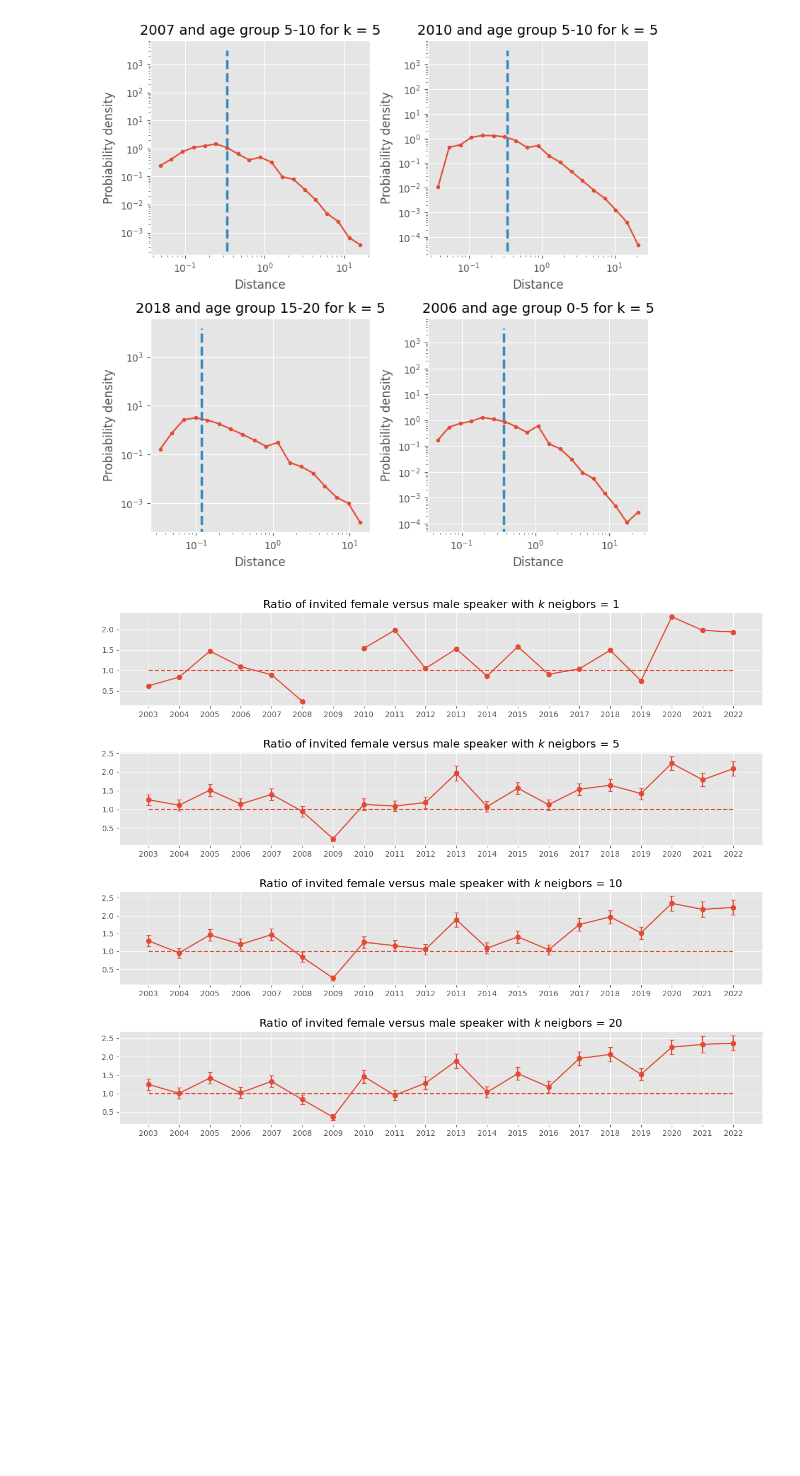
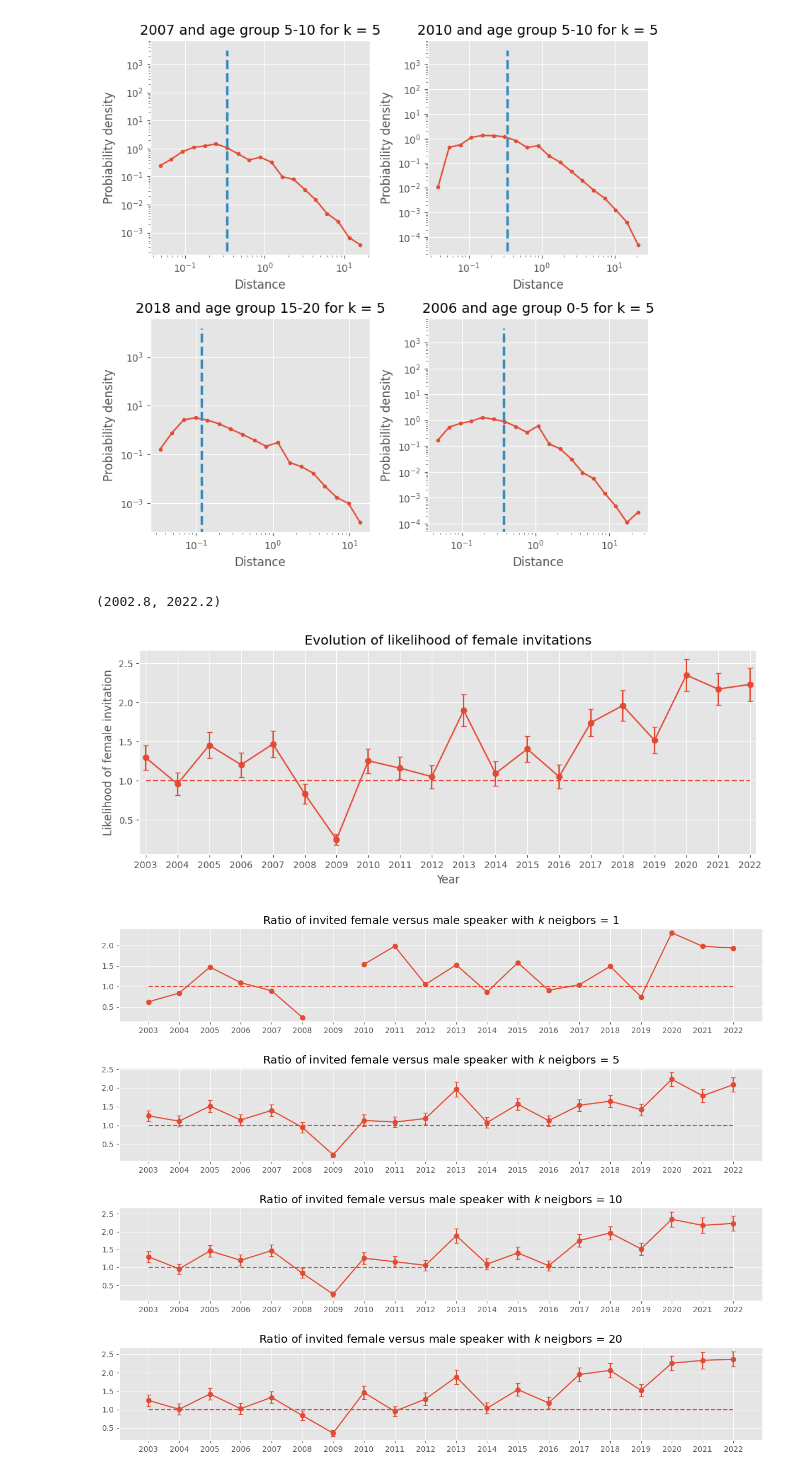
Before and after one commit to mariespedersen/Thesis_github, a Jupyter notebook: Similarity_Matching_NEW.ipynb, the cells around one changed output. Drawn from its saved outputs; the diff is of its cells as text; code cells hidden in the pictures; blank space fills up the shorter version.

```diff
--- a/Similarity_Matching_NEW.ipynb
+++ b/Similarity_Matching_NEW.ipynb
@@ -130,3 +146,16 @@ for id,year in enumerate(year_list):
+# %%
+plt.figure(figsize=(12, 4))
+ax = plt.subplot(1, 1, 1)
+ax.errorbar(range(2003,2023), ratio_list, yerr=std_list, fmt='o-', capsize=3,label="Adj. Ratio")
+ax.set_title('Evolution of likelihood of female invitations')
+ax.set_xticks(range(2003,2023,1))
+ax.hlines(1, 2003, 2022, linestyles='dashed')
+ax.set_ylabel('Likelihood of female invitation')
+ax.set_xlabel('Year')
+ax.set_xlim(2003-0.2,2022+0.2)
+# %% [output]
+(2002.8, 2022.2)
+[figure, added]
 # %%
 plt.figure(figsize=(15, 12))
 plt.subplots_adjust(hspace=0.5)
```
Also changed, not shown: parts of 5 cells of this notebook.
